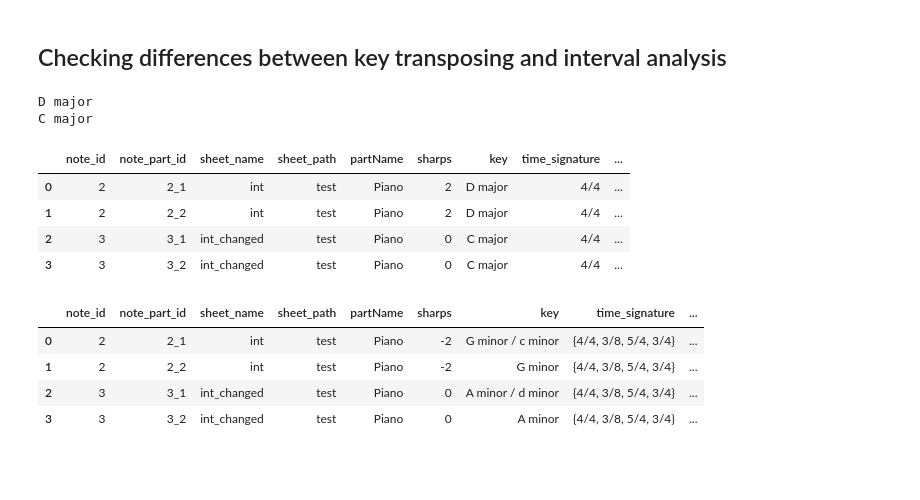
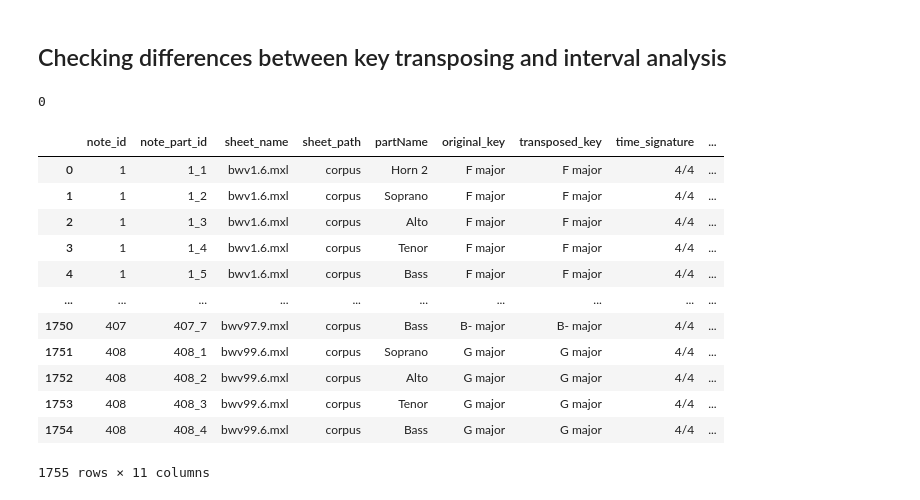
Before and after one commit to LudvigL123/digital_sheet_music_analysis, a Jupyter notebook: bach_corpus_analysis_v2.ipynb, the cells around one changed output. Saved outputs shown, nothing was run; the diff lists cells and outputs as text; code cells hidden in the pictures; blank space fills up the shorter version.

Commit message:
added excel, tested and changed analysis

```diff
--- a/bach_corpus_analysis_v2.ipynb
+++ b/bach_corpus_analysis_v2.ipynb
@@ -207,7 +200,8 @@ def key_change_to_base(note):
     sNew = note.transpose(i)
     kNew = sNew.analyze('key')
 
-    return sNew
+
+    return k, kNew, sNew
 # %% [markdown]
 ## 3 Importing sheet notes to dataframe
 # %% [markdown]
@@ -881,39 +878,47 @@ def convert_to_interval(lst):
     #print(new_lst)
     return new_lst
 # %%
-c5 = converter.parse(r'C:\Users\Lleis\Documents\SCHOOL\digimagister\digital_sheet_music_analysis\notes\Canon_in_D.mxl')
-partStream2 = c5.parts.stream()
-note_info2= gather_part_info(partStream2, 'int', 'test', 2)
+def construct_bach_corpus_df(key_change):
 
-#Add first note to the dataframe to create it
-df_test = pd.DataFrame(note_info2)
+    list_of_music = []
+    paths = corpus.getComposer('bach')
+    for i in paths:
+        list_of_music.append(i.name)
 
-print(c5.analyze('key'))
-c5New = key_change_to_base(c5)
+    bach_notes = list_of_music[0:413]
+    lst_note_info = []
+    for note_idx in tqdm(range(len(bach_notes))):
+        if '.mxl' in bach_notes[note_idx]:
+            s = corpus.parse('bach/' + bach_notes[note_idx])
+            k_old,k_new,sNew = key_change_to_base(s)
+            partStream2 = s.parts.stream()
+            if len(lst_note_info) == 0:
+                idx = 0
+            else:
+                idx = lst_note_info[-1]['note_id']
 
-print(c5New.analyze('key'))
-partStream3 = c5New.parts.stream()
-idx = df_test['note_id'].iloc[-1]
+            note_info2= gather_part_info(partStream2, bach_notes[note_idx], 'corpus', idx+1, k_old, k_old)
+            for elem in note_info2:
+                lst_note_info.append(elem)
 
-note_info3= gather_part_info(partStream3, 'int_changed', 'test', idx+1)
-df_new = pd.DataFrame(note_info3)
-
-df_test= df_test.append(df_new, ignore_index = True)
-
-df_test
+    df = pd.DataFrame(lst_note_info)
+    return df
+df_bach= df_whole = pd.DataFrame()
+print(len(df_bach))
+df_complete1 = construct_bach_corpus_df(True)
+df_complete1
 # %% [output]
-D major
-C major
+0
-|  | note_id | note_part_id | sheet_name | sheet_path | partName | sharps | key | time_signature | ... |
-| 0 | 2 | 2_1 | int | test | Piano | 2 | D major | 4/4 | ... |
-| 1 | 2 | 2_2 | int | test | Piano | 2 | D major | 4/4 | ... |
-| 2 | 3 | 3_1 | int_changed | test | Piano | 0 | C major | 4/4 | ... |
-| 3 | 3 | 3_2 | int_changed | test | Piano | 0 | C major | 4/4 | ... |
+|  | note_id | note_part_id | sheet_name | sheet_path | partName | original_key | transposed_key | time_signature | ... |
+| 0 | 1 | 1_1 | bwv1.6.mxl | corpus | Horn 2 | F major | F major | 4/4 | ... |
+| 1 | 1 | 1_2 | bwv1.6.mxl | corpus | Soprano | F major | F major | 4/4 | ... |
+| 2 | 1 | 1_3 | bwv1.6.mxl | corpus | Alto | F major | F major | 4/4 | ... |
+| 3 | 1 | 1_4 | bwv1.6.mxl | corpus | Tenor | F major | F major | 4/4 | ... |
+| 4 | 1 | 1_5 | bwv1.6.mxl | corpus | Bass | F major | F major | 4/4 | ... |
+| ... | ... | ... | ... | ... | ... | ... | ... | ... | ... |
+| 1750 | 407 | 407_7 | bwv97.9.mxl | corpus | Bass | B- major | B- major | 4/4 | ... |
+| 1751 | 408 | 408_1 | bwv99.6.mxl | corpus | Soprano | G major | G major | 4/4 | ... |
+| 1752 | 408 | 408_2 | bwv99.6.mxl | corpus | Alto | G major | G major | 4/4 | ... |
+| 1753 | 408 | 408_3 | bwv99.6.mxl | corpus | Tenor | G major | G major | 4/4 | ... |
+| 1754 | 408 | 408_4 | bwv99.6.mxl | corpus | Bass | G major | G major | 4/4 | ... |
+1755 rows × 11 columns
-# %%
-df_test
-# %% [output]
-|  | note_id | note_part_id | sheet_name | sheet_path | partName | sharps | key | time_signature | ... |
-| 0 | 2 | 2_1 | int | test | Piano | -2 | G minor / c minor | {4/4, 3/8, 5/4, 3/4} | ... |
-| 1 | 2 | 2_2 | int | test | Piano | -2 | G minor | {4/4, 3/8, 5/4, 3/4} | ... |
-| 2 | 3 | 3_1 | int_changed | test | Piano | 0 | A minor / d minor | {4/4, 3/8, 5/4, 3/4} | ... |
-| 3 | 3 | 3_2 | int_changed | test | Piano | 0 | A minor | {4/4, 3/8, 5/4, 3/4} | ... |
```
Also changed, not shown: parts of 22 cells of this notebook, 10 other files.
